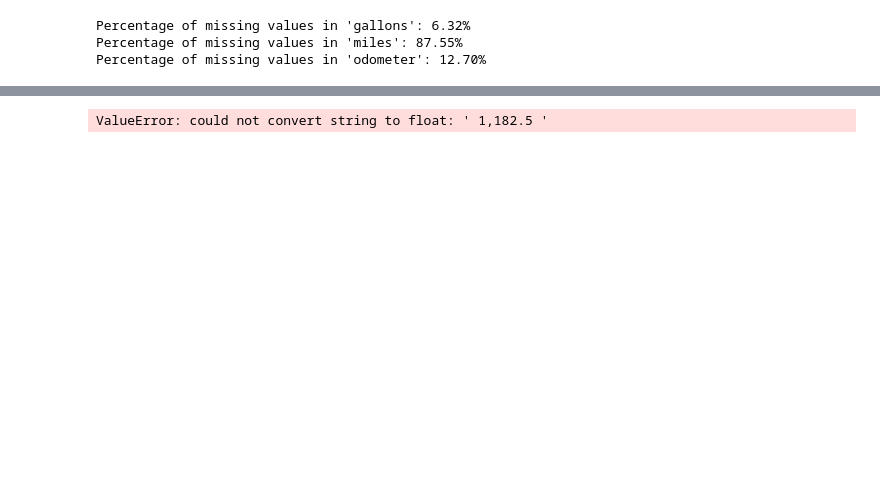
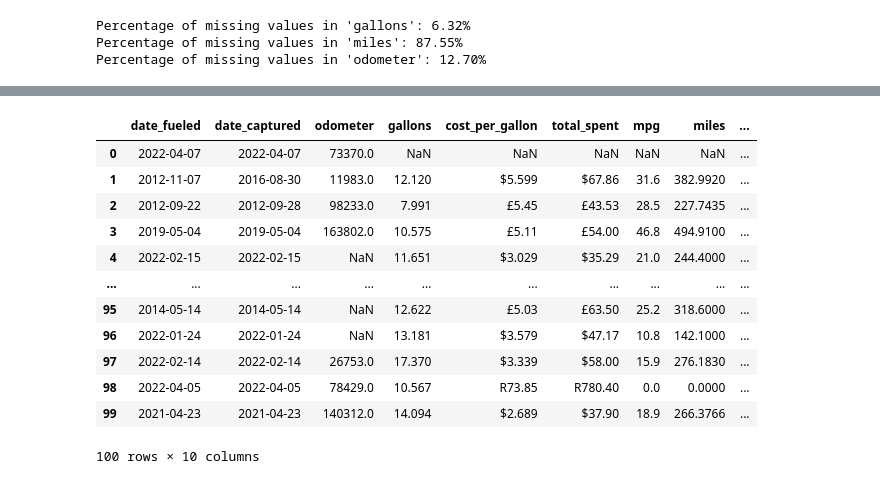
Before and after one commit to TumiJourdan/IDVE-Assignments, a Jupyter notebook: Assignment 1/main.ipynb, the cells around one changed output, grey strips where cells are left out. Drawn from its saved outputs; the diff is of its cells as text; code cells hidden in the pictures; blank space fills up the shorter version.

```diff
--- a/Assignment 1/main.ipynb
+++ b/Assignment 1/main.ipynb
@@ -176,26 +205,36 @@ Percentage of missing values in 'odometer': 12.70%
 # %%
-df['miles'] = df['miles'].astype(float)
-df['mpg'] = df['mpg'].astype(float)
-df['gallons'] = df['gallons'].astype(float)
+#1.2.2
+df['mpg'] = df['mpg'].apply(lambda x: to_float(x) if isinstance(x, str) else x)
 
-print(df.head(10))
 
 def fix_measurements(row):
     if(pd.isna(row['gallons'])):
 
         row['gallons'] = (1/row['mpg']) * row['miles']
 
     if(pd.isna(row['miles'])):
 
         row['miles'] = row['mpg']*row['gallons']
 
     if(pd.isna(row['mpg'])):
 
         row['mpg'] = row['miles']/ row['gallons']
     return row
 
 df = df.apply(lambda row: fix_measurements(row),  axis=1)
 
-df.head(10)
+df.head(100)
 # %% [output]
+|  | date_fueled | date_captured | odometer | gallons | cost_per_gallon | total_spent | mpg | miles | ... |
+| 0 | 2022-04-07 | 2022-04-07 | 73370.0 | NaN | NaN | NaN | NaN | NaN | ... |
+| 1 | 2012-11-07 | 2016-08-30 | 11983.0 | 12.120 | $5.599 | $67.86 | 31.6 | 382.9920 | ... |
+| 2 | 2012-09-22 | 2012-09-28 | 98233.0 | 7.991 | £5.45 | £43.53 | 28.5 | 227.7435 | ... |
+| 3 | 2019-05-04 | 2019-05-04 | 163802.0 | 10.575 | £5.11 | £54.00 | 46.8 | 494.9100 | ... |
+| 4 | 2022-02-15 | 2022-02-15 | NaN | 11.651 | $3.029 | $35.29 | 21.0 | 244.4000 | ... |
+| ... | ... | ... | ... | ... | ... | ... | ... | ... | ... |
+| 95 | 2014-05-14 | 2014-05-14 | NaN | 12.622 | £5.03 | £63.50 | 25.2 | 318.6000 | ... |
+| 96 | 2022-01-24 | 2022-01-24 | NaN | 13.181 | $3.579 | $47.17 | 10.8 | 142.1000 | ... |
+| 97 | 2022-02-14 | 2022-02-14 | 26753.0 | 17.370 | $3.339 | $58.00 | 15.9 | 276.1830 | ... |
+| 98 | 2022-04-05 | 2022-04-05 | 78429.0 | 10.567 | R73.85 | R780.40 | 0.0 | 0.0000 | ... |
+| 99 | 2021-04-23 | 2021-04-23 | 140312.0 | 14.094 | $2.689 | $37.90 | 18.9 | 266.3766 | ... |
-ValueError: could not convert string to float: ' 1,182.5 '
+100 rows × 10 columns
```
Also changed, not shown: parts of 5 cells of this notebook.
